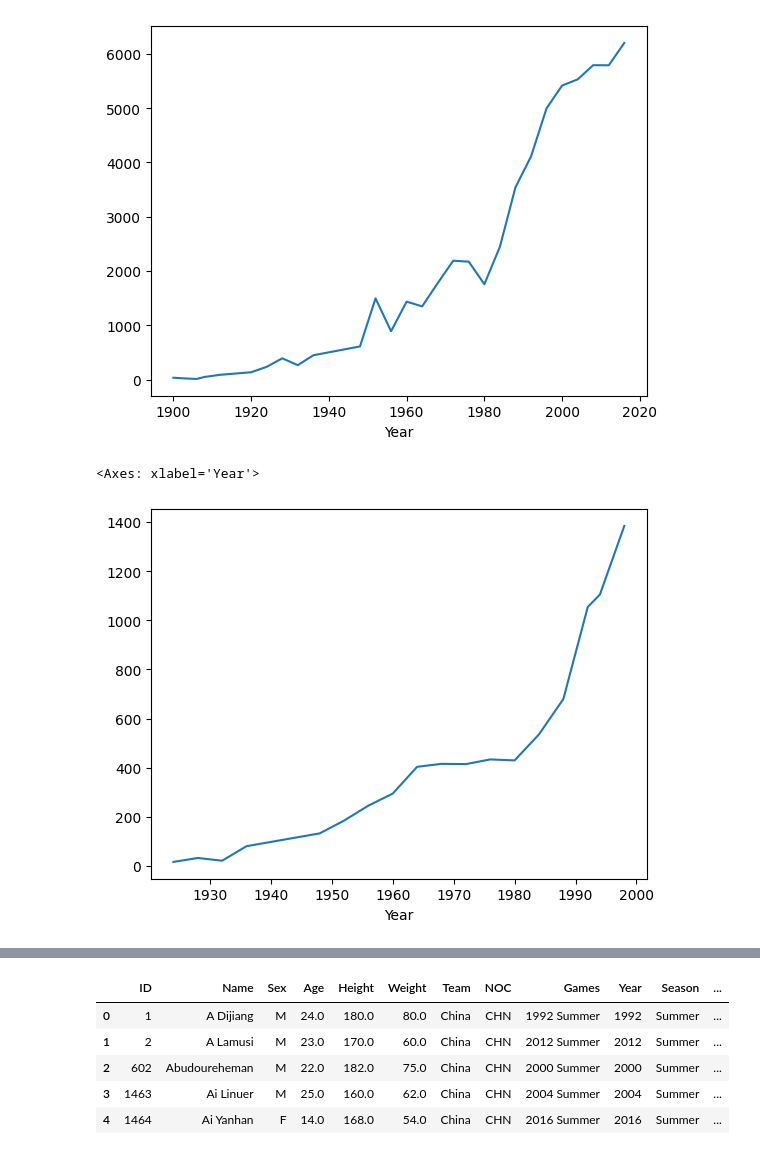
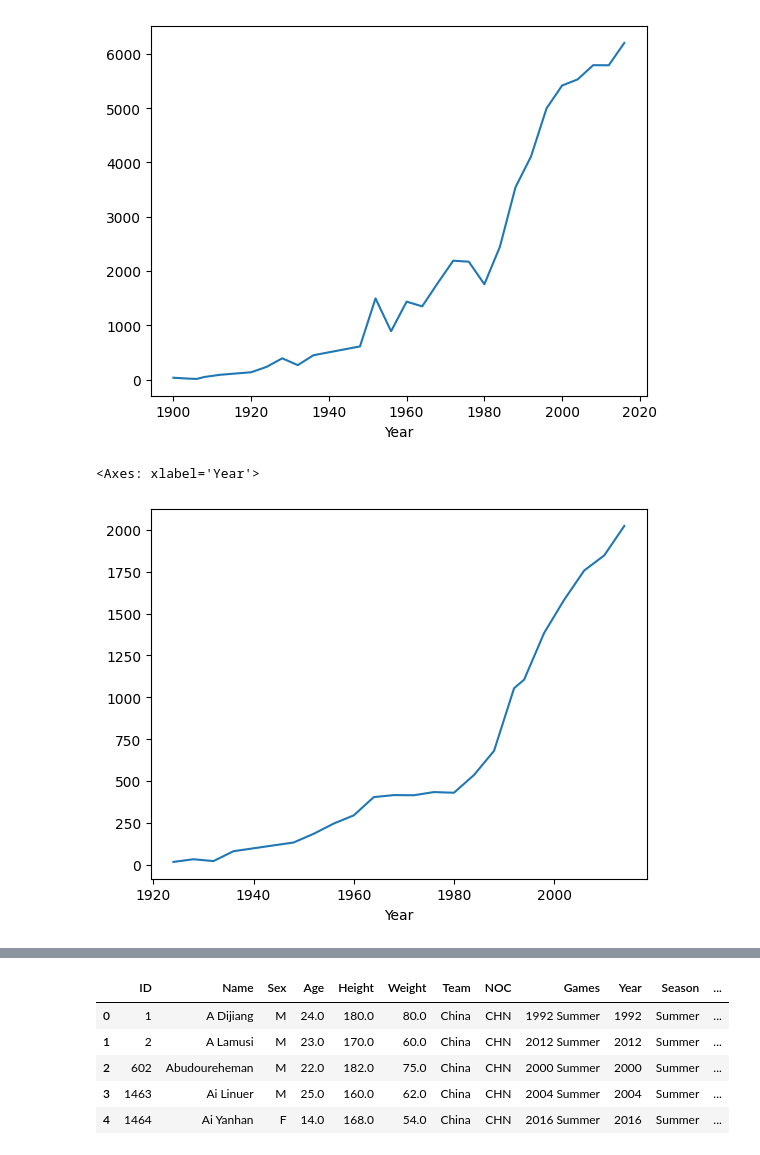
Before and after one commit to Sahil-987/Olympic-Dataset-Analysis, a Jupyter notebook: main.ipynb, the cells around one changed output, grey strips where cells are left out. Drawn from its saved outputs; the diff is of its cells as text; code cells hidden in the pictures.

```diff
--- a/main.ipynb
+++ b/main.ipynb
@@ -483,7 +498,8 @@ df_final[(df_final['Sex'] == 'F') & (df_final['Season'] == 'Summer')].groupby(['
 <Axes: xlabel='Year'>
 [figure]
 # %%
-df_final[(df_final['Sex'] == 'F') & (df_final['Season'] == 'Winter') & (df_final['Year'] < 2000)].groupby(['Year'])['ID'].count().plot()
+df_women_winter = df_final[(df_final['Sex'] == 'F') & (df_final['Season'] == 'Winter')].groupby(['Year'])['ID'].count()
+df_women_winter.plot()
 # %% [output]
 <Axes: xlabel='Year'>
-[figure, old version]
+[figure, new version]
```
Also changed, not shown: parts of 9 cells of this notebook.
